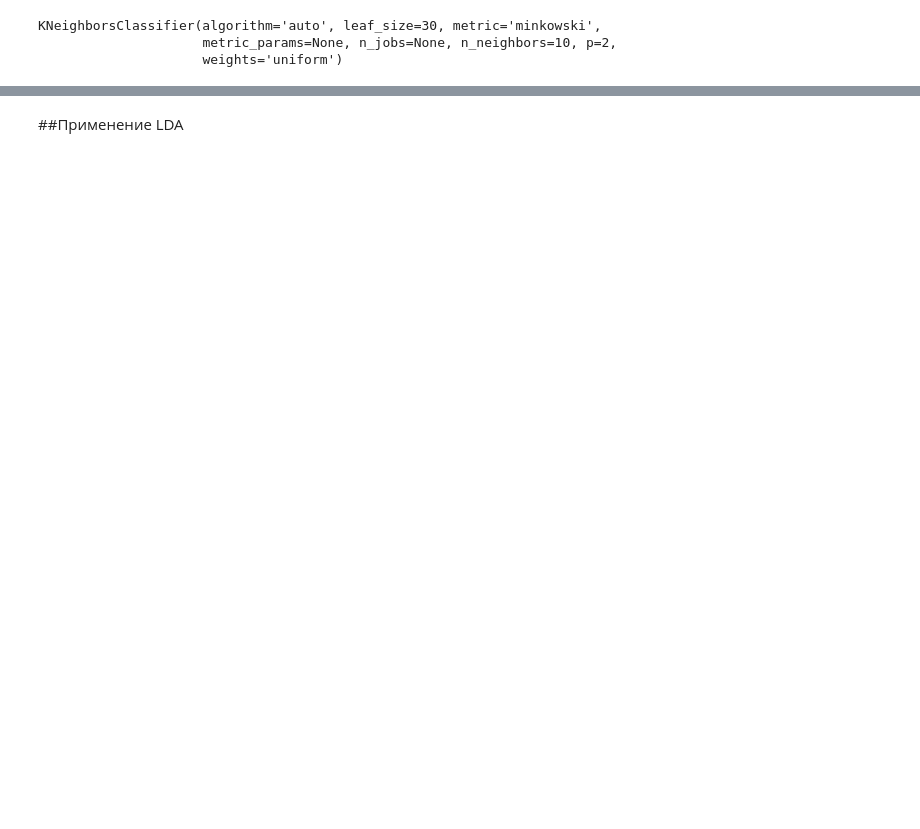
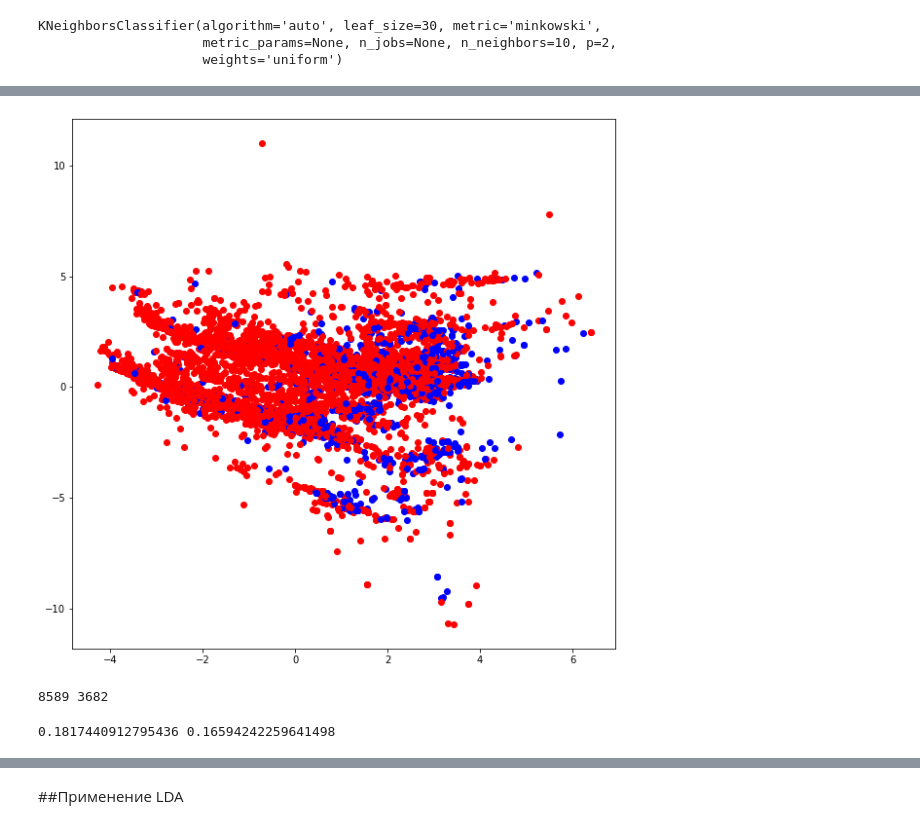
Before and after one commit to pavelbar/lab1_knn, a Jupyter notebook: Untitled1.ipynb, the cells around one changed output, grey strips where cells are left out. Drawn from its saved outputs; the diff is of its cells as text; code cells hidden in the pictures; blank space fills up the shorter version.

```diff
--- a/Untitled1.ipynb
+++ b/Untitled1.ipynb
@@ -355,0 +358,12 @@ print(confusion_matrix(y_test, y_test_predict))
+# %%
+from sklearn.decomposition import PCA
+pca = PCA(n_components=2)
+X_pca = pca.fit_transform(data_stand)
+print("Главные компоненты (по строкам):")
+print(pca.components_)
+print("Дисперсии по главным компонентам,Cобственные значения вдоль каждой компоненты:")
+print(pca.explained_variance_)
+print("Среднеквадратические отклонения:")
+print(np.sqrt(pca.explained_variance_))
+print("Соответствующие сингулярные значения:")
+print(pca.singular_values_)
@@ -355,0 +388,36 @@ print(confusion_matrix(y_test, y_test_predict))
+# %%
+y = condition_
+
+plt.figure(figsize=(10,10))
+for i in range(len(X_pca)):
+    plt.scatter(X_pca[i, 0], X_pca[i, 1], c= 'red' if y.values[i] == 'Used' else 'blue')
+# %% [output]
+[figure, added]
+# %%
+
+pca = PCA(n_components=2)
+X_pca = pca.fit_transform(data_stand)
+X = X_pca
+y = condition_
+from sklearn.model_selection import train_test_split
+X_train, X_test, y_train, y_test = train_test_split(X, y, test_size = 0.3, random_state = 42)
+
+N_train, _ = X_train.shape
+N_test,  _ = X_test.shape
+
+print(N_train, N_test)
+# %% [output]
+8589 3682
+# %%
+from sklearn.neighbors import KNeighborsClassifier
+knn = KNeighborsClassifier(n_neighbors = 10)
+knn.fit(X_train, y_train)
+knn.fit(X_test, y_test)
+y_train_predict = knn.predict(X_train)
+y_test_predict = knn.predict(X_test)
+err_train = np.mean(y_train != y_train_predict)
+err_test = np.mean(y_test != y_test_predict)
+
+print(err_train, err_test)
+# %% [output]
+0.1817440912795436 0.16594242259641498
```
Also changed, not shown: parts of 28 cells of this notebook.
